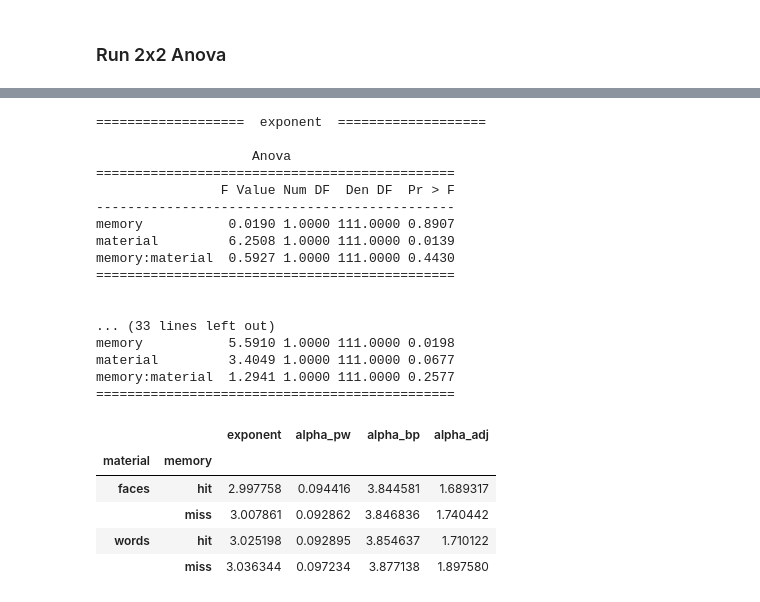
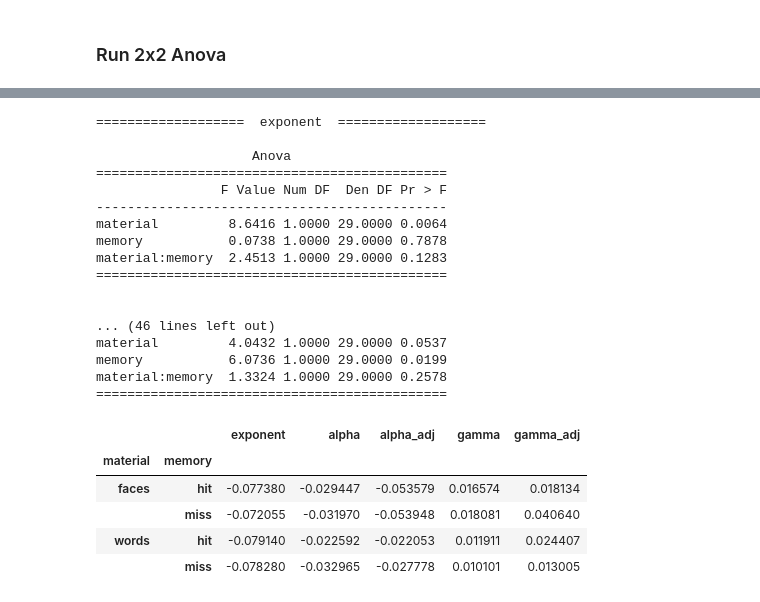
Before and after one commit to voytekresearch/oscillation_vs_exponent, a Jupyter notebook: notebooks/sme.ipynb, the cells around one changed output, grey strips where cells are left out. Cells and saved outputs as stored; diff of their text form; code cells hidden in the pictures.

```diff
--- a/notebooks/sme.ipynb
+++ b/notebooks/sme.ipynb
@@ -16,14 +16,6 @@ PROJECT_PATH = 'C:/Users/micha/projects/oscillation_vs_exponent/'
 # %%
 # load spectral parameterization results
 df = pd.read_csv(f"{PROJECT_PATH}/data/results/spectral_parameters.csv", index_col=0)
-
-# log transform power values
-for var in ['alpha_bp','alpha_adj']:
-    df[var] = df[var].apply(np.log10)
-df['alpha_adj'].loc[np.isnan(df['alpha_adj'])] = 0 # set NaN to zero (negative power values due to noise/error in model fit)
-
-# set Nan values to zero (no detectable alpha peak)
-df['alpha_pw'].loc[np.isnan(df['alpha_pw'])] = 0 # set NaN to zero (negative power values due to noise/error in model fit)
 
 # show
 print(df.shape)
@@ -80,8 +82,7 @@ df_diff
 df_tm = pd.read_csv(r"C:\Users\micha\projects\oscillation_vs_exponent\data\results\ieeg_modulated_channels.csv", index_col=0)
 
 # join
-df_merge = pd.merge(df_diff, df_tm, on=['patient','chan_idx','material','memory'])
-df_merge
+df_merge = pd.merge(df_diff, df_tm, on=['patient','chan_idx'])
 
 df_merge
 # %% [output]
@@ -102,12 +103,24 @@ df_merge
 ### Run 2x2 Anova
 # %%
 # drop missing data channels
+
+# drop NaN
 df_merge['drop'] = False
-
 for i_row, row in df_merge.iterrows():
-    if np.isnan(row['exponent']):
+    if ((np.isnan(row['exponent'])) | (np.isnan(row['alpha'])) | (np.isnan(row['alpha_adj'])) | (np.isnan(row['gamma'])) | (np.isnan(row['gamma_adj']))):
         df_merge.loc[((df_merge['patient']==row['patient']) & (df_merge['chan_idx']==row['chan_idx'])), 'drop'] = True
-
 df_clean = df_merge.loc[~df_merge['drop']]
 print(f"NaN channels to drop: {int(np.sum(df_merge['drop'])/4)}")
+
+# add unique_id column
+for i_row, row in df_clean.iterrows():
+    df_clean.loc[i_row, 'unique_id'] = f"{row['patient']}_{row['chan_idx']}"
+
+# drop rows that are not represented in each conditions
+for id in df_clean['unique_id'].unique():
+    if len(df_clean.loc[df_clean['unique_id']==id]) != 4:
+        df_clean = df_clean.loc[df_clean['unique_id']!=id]
+        print(f"dropped {id}")
+
+df_clean
 # %% [output]
@@ -123,9 +163,11 @@ N task-modulated channels:      112
 
 # loop over variables of interest
 results = {}
-for var in ['exponent', 'alpha_pw', 'alpha_bp', 'alpha_adj']:
+for var in ['exponent', 'alpha', 'alpha_adj', 'gamma', 'gamma_adj']:
     # repeated measures anova
-    results_i = sm.stats.AnovaRM(df_tm, f"{var}", 'unique_id', within=['memory', 'material']).fit()
+    results_i = sm.stats.AnovaRM(df_sig, f"{var}", 'unique_id',
+                                 within=['material', 'memory'], aggregate_func='mean'
+                                 ).fit()
 
     # aggregate
     results[var] = results_i
@@ -137,27 +179,28 @@ for var in ['exponent', 'alpha_pw', 'alpha_bp', 'alpha_adj']:
 ===================  exponent  ===================
 
                     Anova
-==============================================
-                F Value Num DF  Den DF  Pr > F
-----------------------------------------------
-memory           0.0190 1.0000 111.0000 0.8907
-material         6.2508 1.0000 111.0000 0.0139
-memory:material  0.5927 1.0000 111.0000 0.4430
-==============================================
+=============================================
+                F Value Num DF  Den DF Pr > F
+---------------------------------------------
+material         8.6416 1.0000 29.0000 0.0064
+memory           0.0738 1.0000 29.0000 0.7878
+material:memory  2.4513 1.0000 29.0000 0.1283
+=============================================
 
 
-... (33 lines left out)
-memory           5.5910 1.0000 111.0000 0.0198
-material         3.4049 1.0000 111.0000 0.0677
-memory:material  1.2941 1.0000 111.0000 0.2577
-==============================================
+... (46 lines left out)
+material         4.0432 1.0000 29.0000 0.0537
+memory           6.0736 1.0000 29.0000 0.0199
+material:memory  1.3324 1.0000 29.0000 0.2578
+=============================================
 # %%
-df_mean = df.groupby(by=['material','memory']).mean()
-df_mean.loc[:, ['exponent', 'alpha_pw', 'alpha_bp', 'alpha_adj']]
+features =['material', 'memory', 'exponent', 'alpha', 'alpha_adj', 'gamma', 'gamma_adj']
+df_mean = df_clean.loc[:, features].groupby(by=['material','memory']).mean()
+df_mean
 # %% [output]
-|  |  | exponent | alpha_pw | alpha_bp | alpha_adj |
-| material | memory |  |  |  |  |
-| faces | hit | 2.997758 | 0.094416 | 3.844581 | 1.689317 |
-|  | miss | 3.007861 | 0.092862 | 3.846836 | 1.740442 |
-| words | hit | 3.025198 | 0.092895 | 3.854637 | 1.710122 |
-|  | miss | 3.036344 | 0.097234 | 3.877138 | 1.897580 |
+|  |  | exponent | alpha | alpha_adj | gamma | gamma_adj |
+| material | memory |  |  |  |  |  |
+| faces | hit | -0.077380 | -0.029447 | -0.053579 | 0.016574 | 0.018134 |
+|  | miss | -0.072055 | -0.031970 | -0.053948 | 0.018081 | 0.040640 |
+| words | hit | -0.079140 | -0.022592 | -0.022053 | 0.011911 | 0.024407 |
+|  | miss | -0.078280 | -0.032965 | -0.027778 | 0.010101 | 0.013005 |
```
Also changed, not shown: parts of 6 cells of this notebook.
